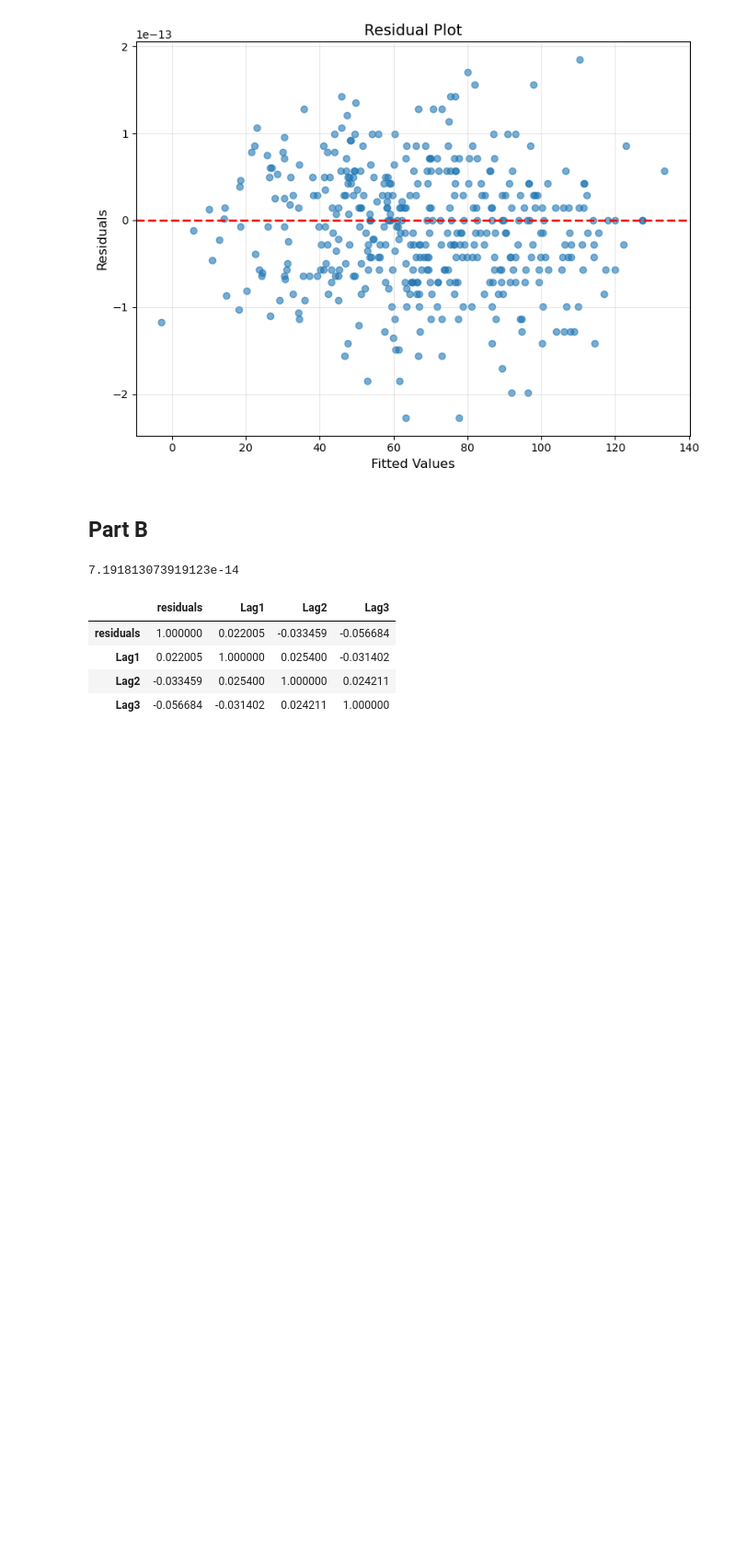
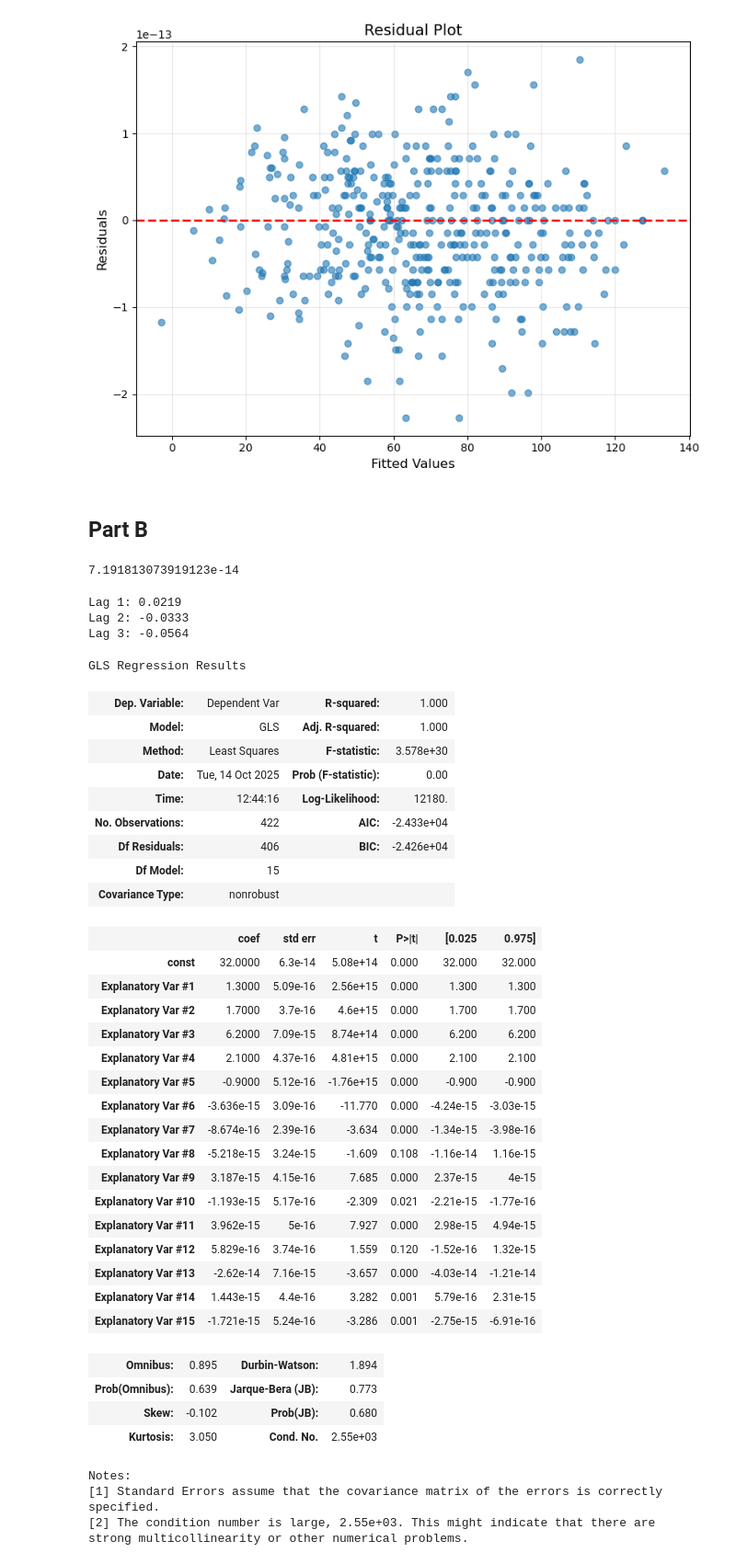
Before and after one commit to lucas-ben/mba-business-analytics, a Jupyter notebook: courses/predictive-modelling/assignment_one.ipynb, the cells around one changed output. Shown at 92% size. Saved outputs shown, nothing was run; the diff lists cells and outputs as text; code cells hidden in the pictures; blank space fills up the shorter version.

```diff
--- a/courses/predictive-modelling/assignment_one.ipynb
+++ b/courses/predictive-modelling/assignment_one.ipynb
@@ -128,8 +124,48 @@ ac['Lag3'] = residuals.shift(3)
-# %%
-ac.corr()
-# %% [output]
-|  | residuals | Lag1 | Lag2 | Lag3 |
-| residuals | 1.000000 | 0.022005 | -0.033459 | -0.056684 |
-| Lag1 | 0.022005 | 1.000000 | 0.025400 | -0.031402 |
-| Lag2 | -0.033459 | 0.025400 | 1.000000 | 0.024211 |
-| Lag3 | -0.056684 | -0.031402 | 0.024211 | 1.000000 |
+# %%
+autocorr = acf(residuals, nlags=3, fft=False)
+print(f'Lag 1: {autocorr[1]:.4f}')
+print(f'Lag 2: {autocorr[2]:.4f}')
+print(f'Lag 3: {autocorr[3]:.4f}')
+# %% [output]
+Lag 1: 0.0219
+Lag 2: -0.0333
+Lag 3: -0.0564
+# %%
+gls_model = sm.GLS(y, X).fit()
+gls_model.summary()
+# %% [output]
+GLS Regression Results
+| Dep. Variable: | Dependent Var | R-squared: | 1.000 |
+| Model: | GLS | Adj. R-squared: | 1.000 |
+| Method: | Least Squares | F-statistic: | 3.578e+30 |
+| Date: | Tue, 14 Oct 2025 | Prob (F-statistic): | 0.00 |
+| Time: | 12:44:16 | Log-Likelihood: | 12180. |
+| No. Observations: | 422 | AIC: | -2.433e+04 |
+| Df Residuals: | 406 | BIC: | -2.426e+04 |
+| Df Model: | 15 |  |  |
+| Covariance Type: | nonrobust |  |  |
+|  | coef | std err | t | P>|t| | [0.025 | 0.975] |
+| const | 32.0000 | 6.3e-14 | 5.08e+14 | 0.000 | 32.000 | 32.000 |
+| Explanatory Var #1 | 1.3000 | 5.09e-16 | 2.56e+15 | 0.000 | 1.300 | 1.300 |
+| Explanatory Var #2 | 1.7000 | 3.7e-16 | 4.6e+15 | 0.000 | 1.700 | 1.700 |
+| Explanatory Var #3 | 6.2000 | 7.09e-15 | 8.74e+14 | 0.000 | 6.200 | 6.200 |
+| Explanatory Var #4 | 2.1000 | 4.37e-16 | 4.81e+15 | 0.000 | 2.100 | 2.100 |
+| Explanatory Var #5 | -0.9000 | 5.12e-16 | -1.76e+15 | 0.000 | -0.900 | -0.900 |
+| Explanatory Var #6 | -3.636e-15 | 3.09e-16 | -11.770 | 0.000 | -4.24e-15 | -3.03e-15 |
+| Explanatory Var #7 | -8.674e-16 | 2.39e-16 | -3.634 | 0.000 | -1.34e-15 | -3.98e-16 |
+| Explanatory Var #8 | -5.218e-15 | 3.24e-15 | -1.609 | 0.108 | -1.16e-14 | 1.16e-15 |
+| Explanatory Var #9 | 3.187e-15 | 4.15e-16 | 7.685 | 0.000 | 2.37e-15 | 4e-15 |
+| Explanatory Var #10 | -1.193e-15 | 5.17e-16 | -2.309 | 0.021 | -2.21e-15 | -1.77e-16 |
+| Explanatory Var #11 | 3.962e-15 | 5e-16 | 7.927 | 0.000 | 2.98e-15 | 4.94e-15 |
+| Explanatory Var #12 | 5.829e-16 | 3.74e-16 | 1.559 | 0.120 | -1.52e-16 | 1.32e-15 |
+| Explanatory Var #13 | -2.62e-14 | 7.16e-15 | -3.657 | 0.000 | -4.03e-14 | -1.21e-14 |
+| Explanatory Var #14 | 1.443e-15 | 4.4e-16 | 3.282 | 0.001 | 5.79e-16 | 2.31e-15 |
+| Explanatory Var #15 | -1.721e-15 | 5.24e-16 | -3.286 | 0.001 | -2.75e-15 | -6.91e-16 |
+| Omnibus: | 0.895 | Durbin-Watson: | 1.894 |
+| Prob(Omnibus): | 0.639 | Jarque-Bera (JB): | 0.773 |
+| Skew: | -0.102 | Prob(JB): | 0.680 |
+| Kurtosis: | 3.050 | Cond. No. | 2.55e+03 |
+Notes:
+[1] Standard Errors assume that the covariance matrix of the errors is correctly specified.
+[2] The condition number is large, 2.55e+03. This might indicate that there are
+strong multicollinearity or other numerical problems.
```
Also changed, not shown: parts of 2 cells of this notebook.
